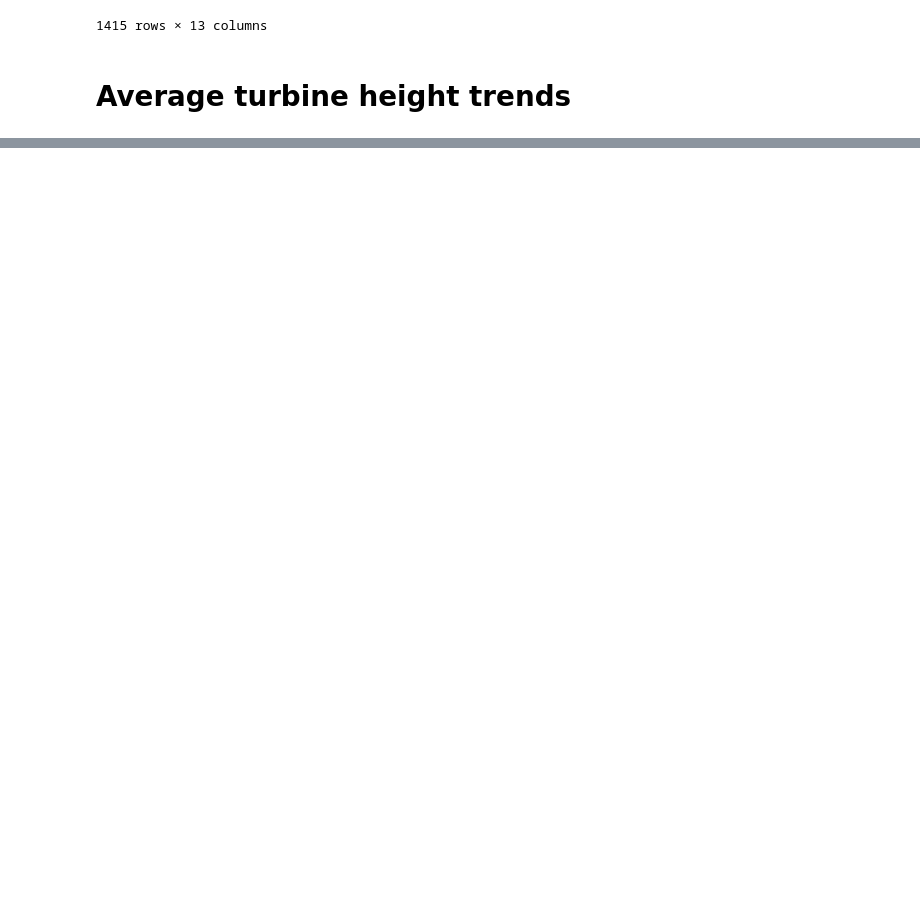
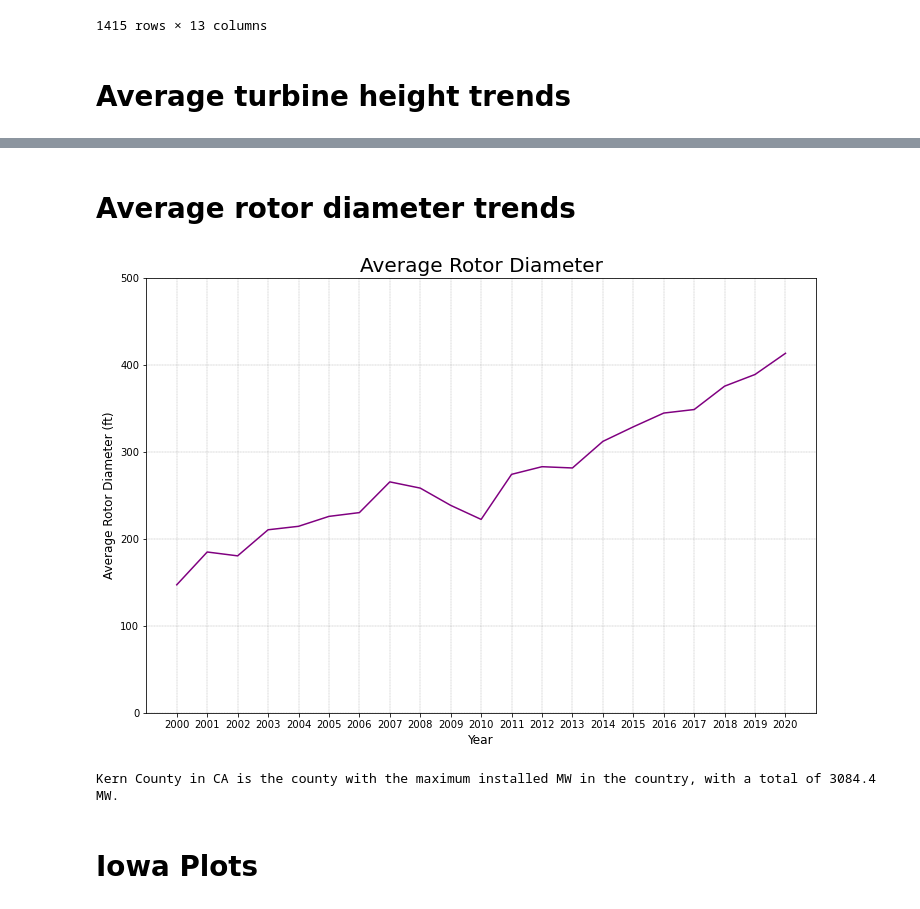
Before and after one commit to cjengleson/Project-1-Repo, a Jupyter notebook: WindFarms.ipynb, the cells around one changed output, grey strips where cells are left out. Cells and saved outputs as stored; diff of their text form; code cells hidden in the pictures; blank space fills up the shorter version.

```diff
--- a/WindFarms.ipynb
+++ b/WindFarms.ipynb
@@ -203,0 +199,32 @@ plt.show()
+# %% [markdown]
+# Average rotor diameter trends
+# %%
+diameter_year = modern_WF_MW.groupby('Year')
+diameter_year = (diameter_year['Rotor Diameter'].mean()) * 3.28084
+x = diameter_year.index
+y = diameter_year.values
+plt.subplots(figsize=(12, 8))
+plt.plot(x,y,color='purple')
+plt.xlabel('Year',fontsize=12)
+plt.ylabel('Average Rotor Diameter (ft)',fontsize=12)
+plt.title('Average Rotor Diameter',fontsize=20)
+plt.ylim(0,500)
+plt.grid(color='grey', linestyle='--', linewidth=0.3)
+plt.xticks(range(2000,2021))
+plt.show()
+# %% [output]
+[figure, added]
+# %%
+state_county = modern_WF_MW.groupby(['State','County'])
+county_MW = state_county['WF Total MW'].sum()
+#county_MW.to_csv("wf.csv",
+#                  encoding="utf-8", index=True, header=True)
+
+county_max_MW= county_MW.idxmax()
+max_MW = county_MW.max()
+
+print(f'{county_max_MW[1]} in {county_max_MW[0]} is the county with the maximum installed MW in the country, with a total of {max_MW} MW.' )
+# %% [output]
+Kern County in CA is the county with the maximum installed MW in the country, with a total of 3084.4 MW.
+# %% [markdown]
+# Iowa Plots
```
Also changed, not shown: parts of 27 cells of this notebook, 3 other files.
